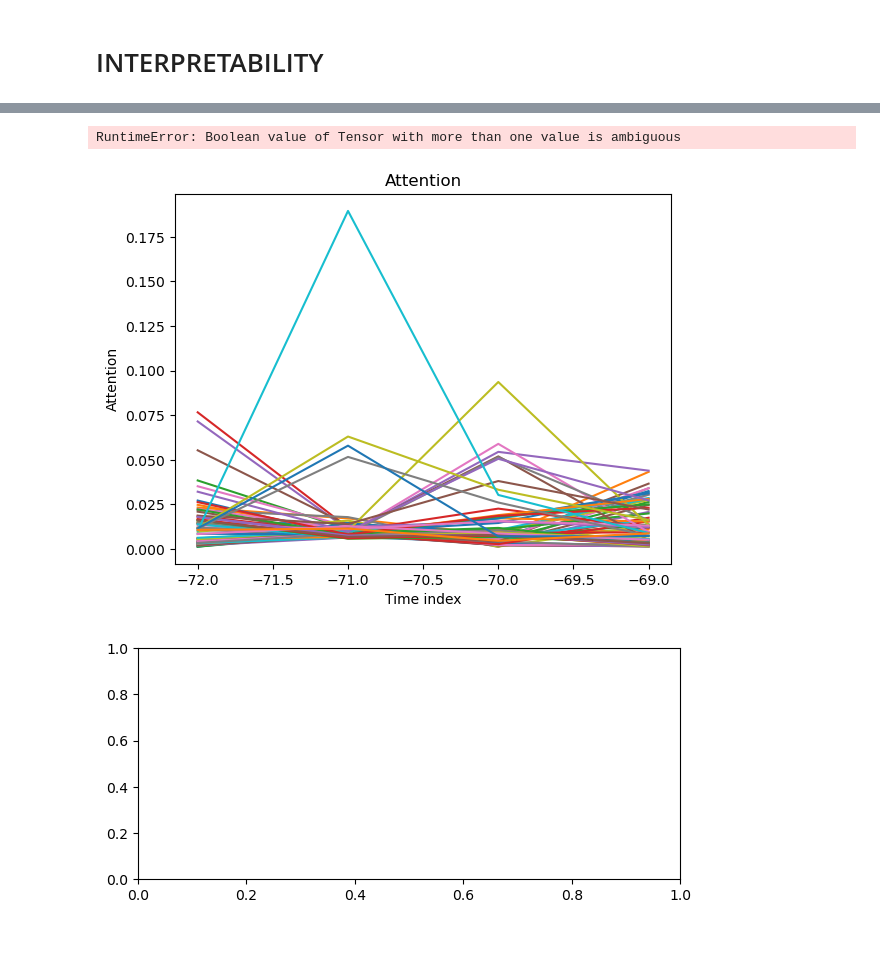
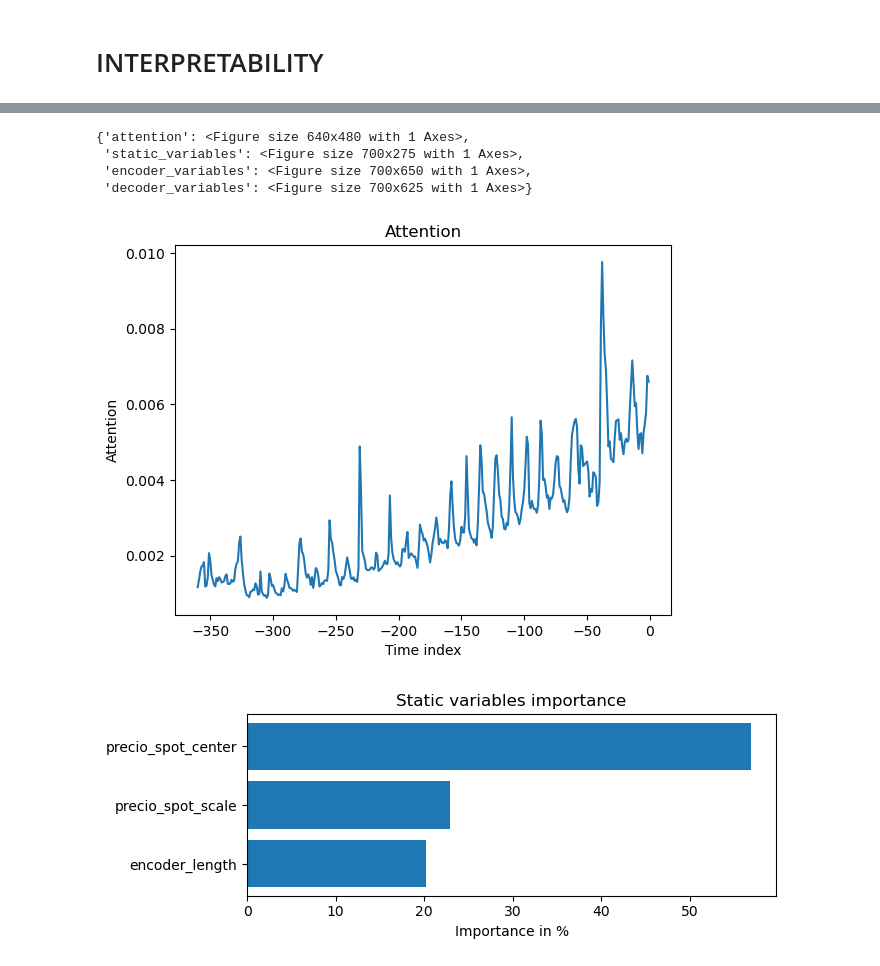
Before and after one commit to MrGG14/Electricity-Price-Forecast-TFT, a Jupyter notebook: src/TFT.ipynb, the cells around one changed output, grey strips where cells are left out. Cells and saved outputs as stored; diff of their text form; code cells hidden in the pictures.

```diff
--- a/src/TFT.ipynb
+++ b/src/TFT.ipynb
@@ -50,7 +50,7 @@ model_days = 365 #113
 # test_days = 15
 n_prev_hours = 24*15
 group = 'month'
-epochs = 20
+epochs = 13
 exp_path = 'TFT_experiments.xlsx'
 
 
@@ -272,7 +272,7 @@ if lr_finder:
 ## TRAIN MODEL
 # %%
 if not grid_search:
-    tft_params['learning_rate'] = 0.01
+    # tft_params['learning_rate'] = 0.01
     tft, val_loss = tft_trainer(train, train_dataloader, val_dataloader, max_epochs=epochs, model_path='model_month_365_360', **tft_params)
     save_exp_results(exp_path, tft_params, model_days, n_prev_hours, group, val_loss, epochs)
 # %% [output]
@@ -304,0 +339,12 @@ NameError: name 'grid_search' is not defined
+# %%
+# calcualte metric by which to display
+predictions = tft.predict(val_dataloader, return_y=True)
+mean_losses = SMAPE(reduction="none")(predictions.output, predictions.y).mean(1)
+indices = mean_losses.argsort(descending=True)  # sort losses
+for idx in range(10):  # plot 10 examples
+    tft.plot_prediction(
+        preds.x,
+        preds.output,
+        idx=indices[idx],
+        add_loss_to_title=SMAPE(quantiles=tft.loss.quantiles),
+    )
@@ -350,7 +400,7 @@ if grid_search:
 # %% [markdown]
 # NEW PREDS
 # %%
-real = predictions.x['encoder_target'][-1][-24:]
-preds=[]
-for i in predictions.output.prediction[-1]:
-    preds.append(float(i[3]))
+real = preds.x['encoder_target'][-1][-24:]
+pred2=[]
+for i in preds.output.prediction[-1]:
+    pred2.append(float(i[3]))
@@ -420,7 +433,10 @@ tft_exps
 # %%
-interpretation = tft.interpret_output(predictions.output) #, reduction="sum"
+interpretation = tft.interpret_output(preds.output, reduction="sum") #
 tft.plot_interpretation(interpretation)
 # %% [output]
-RuntimeError: Boolean value of Tensor with more than one value is ambiguous
+{'attention': <Figure size 640x480 with 1 Axes>,
+ 'static_variables': <Figure size 700x275 with 1 Axes>,
+ 'encoder_variables': <Figure size 700x650 with 1 Axes>,
+ 'decoder_variables': <Figure size 700x625 with 1 Axes>}
-[figure, old version]
+[figure, new version]
-[figure, old version]
+[figure, new version]
```
Also changed, not shown: parts of 15 cells of this notebook, 23 other files.
